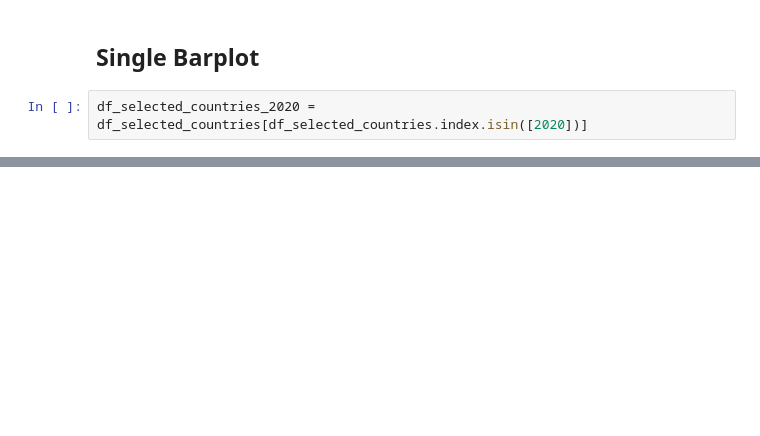
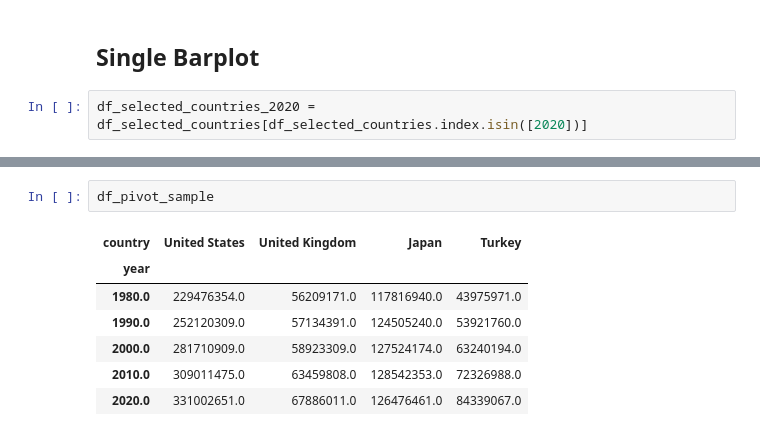
Before and after one commit to omrfyildiz/python-project, a Jupyter notebook: Pandas/pandas-exercise.ipynb, the cells around one changed output, grey strips where cells are left out. Cells and saved outputs as stored; diff of their text form; blank space fills up the shorter version.

```diff
--- a/Pandas/pandas-exercise.ipynb
+++ b/Pandas/pandas-exercise.ipynb
@@ -683,0 +702,10 @@ df_selected_countries_2020 = df_selected_countries[df_selected_countries.index.i
+# %%
+df_pivot_sample
+# %% [output]
+| country | United States | United Kingdom | Japan | Turkey |
+| year |  |  |  |  |
+| 1980.0 | 229476354.0 | 56209171.0 | 117816940.0 | 43975971.0 |
+| 1990.0 | 252120309.0 | 57134391.0 | 124505240.0 | 53921760.0 |
+| 2000.0 | 281710909.0 | 58923309.0 | 127524174.0 | 63240194.0 |
+| 2010.0 | 309011475.0 | 63459808.0 | 128542353.0 | 72326988.0 |
+| 2020.0 | 331002651.0 | 67886011.0 | 126476461.0 | 84339067.0 |
```
Also changed, not shown: parts of 13 cells of this notebook.
